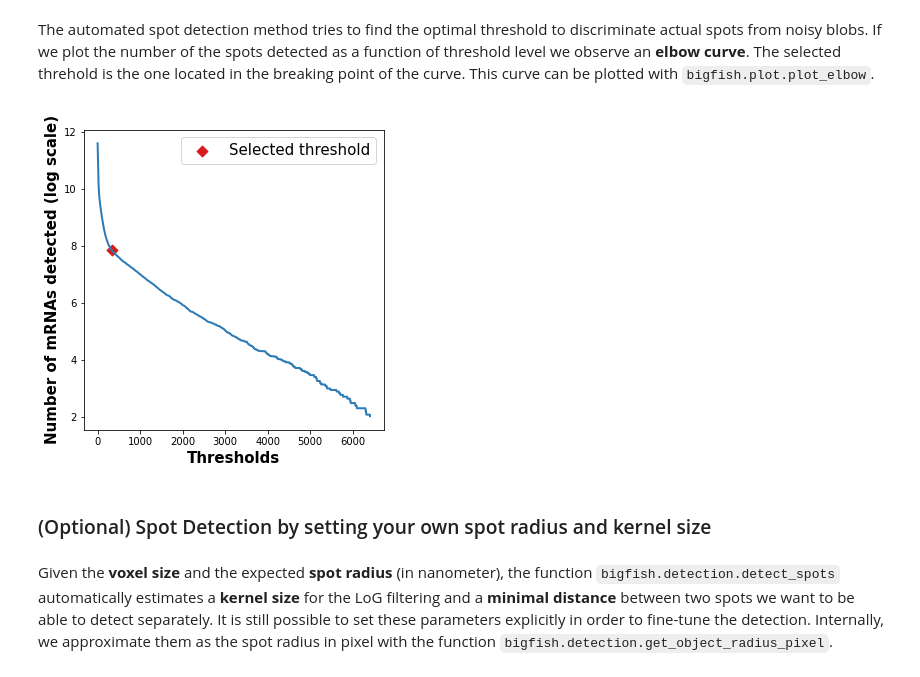
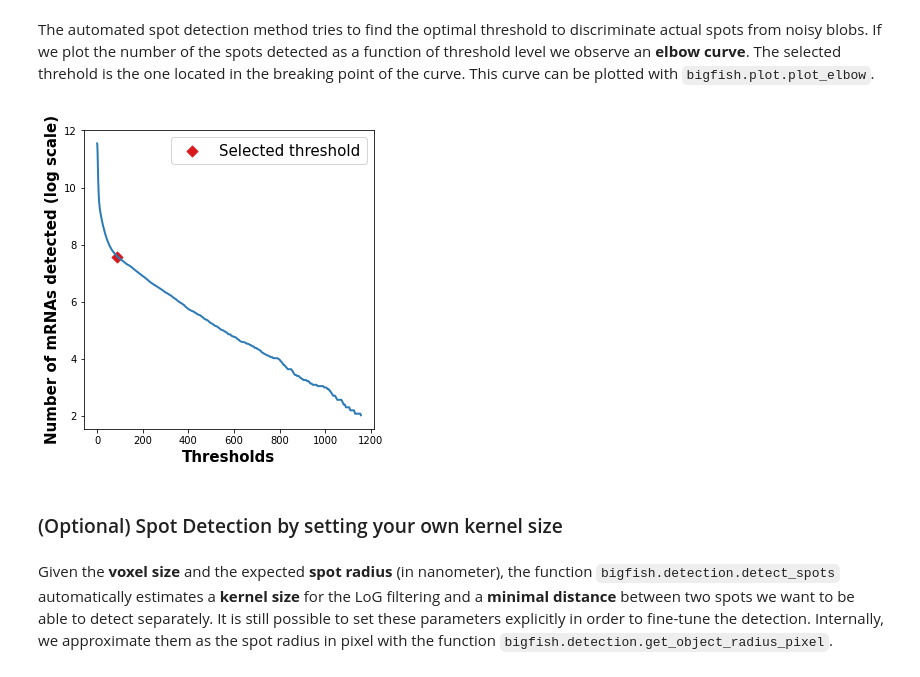
Before and after one commit to mspend/big-fish-examples, a Jupyter notebook: notebooks/BioProteanLab_smFISH_one_tile_one_bit_2d.ipynb, the cells around one changed output. Drawn from its saved outputs; the diff is of its cells as text; code cells hidden in the pictures.

```diff
--- a/notebooks/BioProteanLab_smFISH_one_tile_one_bit_2d.ipynb
+++ b/notebooks/BioProteanLab_smFISH_one_tile_one_bit_2d.ipynb
@@ -128,12 +122,12 @@ The automated spot detection method tries to find the optimal threshold to discr
 # %%
 plot.plot_elbow(
     images=rna_mip,
-    voxel_size=(103, 103),
-    spot_radius=(150, 150))
+    voxel_size=(98,98),
+    spot_radius=(270, 270))
 # %% [output]
-[figure, old version]
+[figure, new version]
 # %% [markdown]
-### (Optional) Spot Detection by setting your own spot radius and kernel size
+### (Optional) Spot Detection by setting your own kernel size
 # %% [markdown]
 Given the **voxel size** and the expected **spot radius** (in nanometer), the function `bigfish.detection.detect_spots` automatically estimates a **kernel size** for the LoG filtering and a **minimal distance** between two spots we want to be able to detect separately. It is still possible to set these parameters explicitly in order to fine-tune the detection. Internally, we approximate them as the spot radius in pixel with the function `bigfish.detection.get_object_radius_pixel`.
 # %%
```
Also changed, not shown: parts of 7 cells of this notebook.
